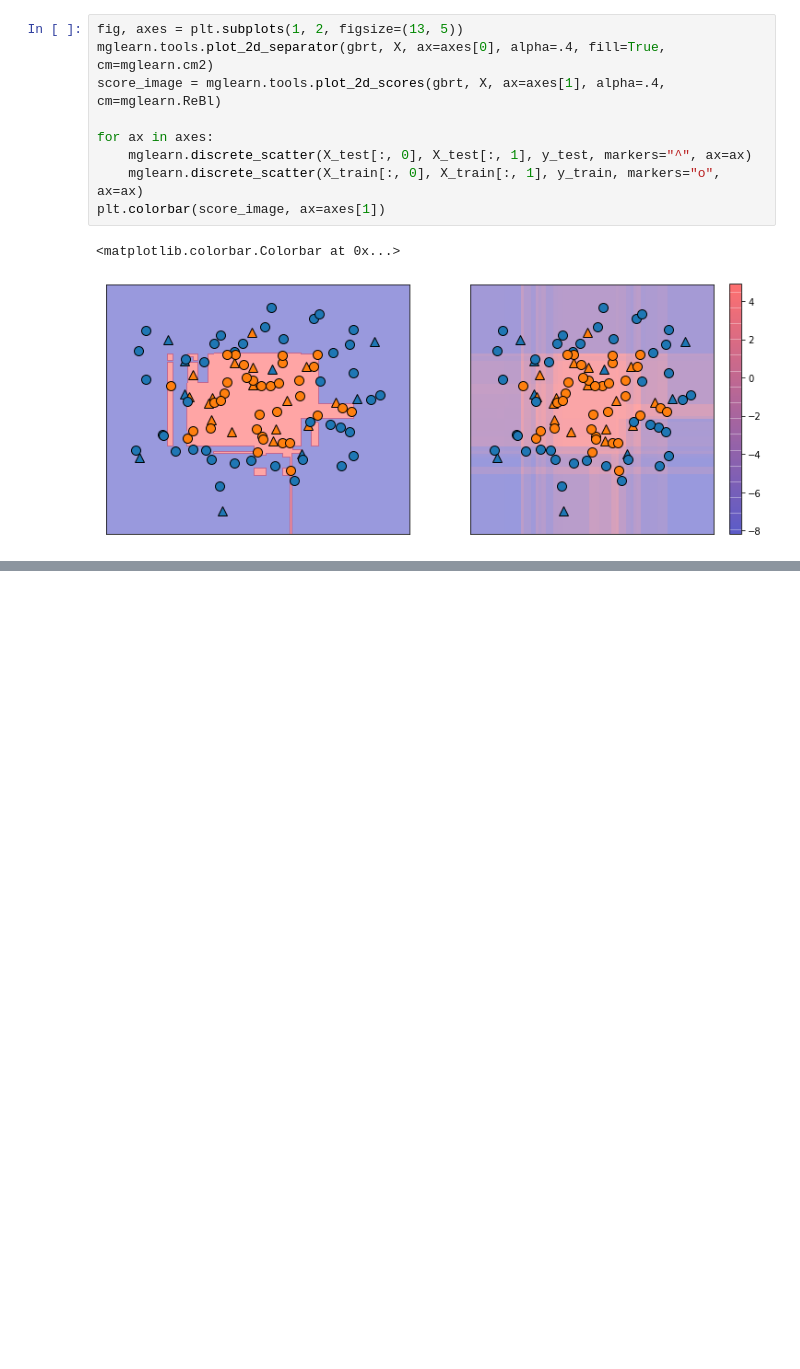
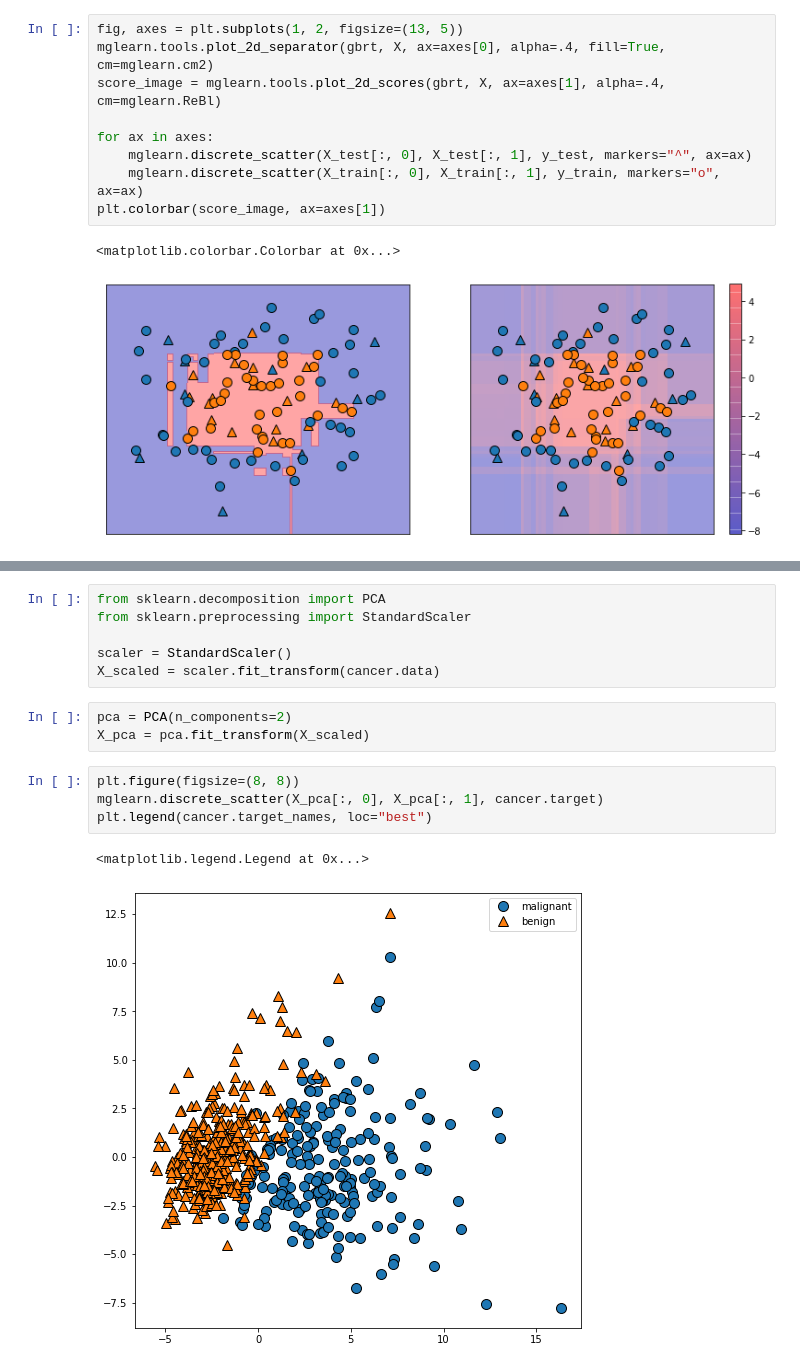
Before and after one commit to wushidiguo/scikit-learn, a Jupyter notebook: 练习.ipynb, the cells around one changed output, grey strips where cells are left out. Cells and saved outputs as stored; diff of their text form; blank space fills up the shorter version.

```diff
--- a/练习.ipynb
+++ b/练习.ipynb
@@ -744,0 +897,16 @@ plt.colorbar(score_image, ax=axes[1])
+# %%
+from sklearn.decomposition import PCA
+from sklearn.preprocessing import StandardScaler
+
+scaler = StandardScaler()
+X_scaled = scaler.fit_transform(cancer.data)
+# %%
+pca = PCA(n_components=2)
+X_pca = pca.fit_transform(X_scaled)
+# %%
+plt.figure(figsize=(8, 8))
+mglearn.discrete_scatter(X_pca[:, 0], X_pca[:, 1], cancer.target)
+plt.legend(cancer.target_names, loc="best")
+# %% [output]
+<matplotlib.legend.Legend at 0x...>
+[figure, added]
```
Also changed, not shown: parts of 6 cells of this notebook.
